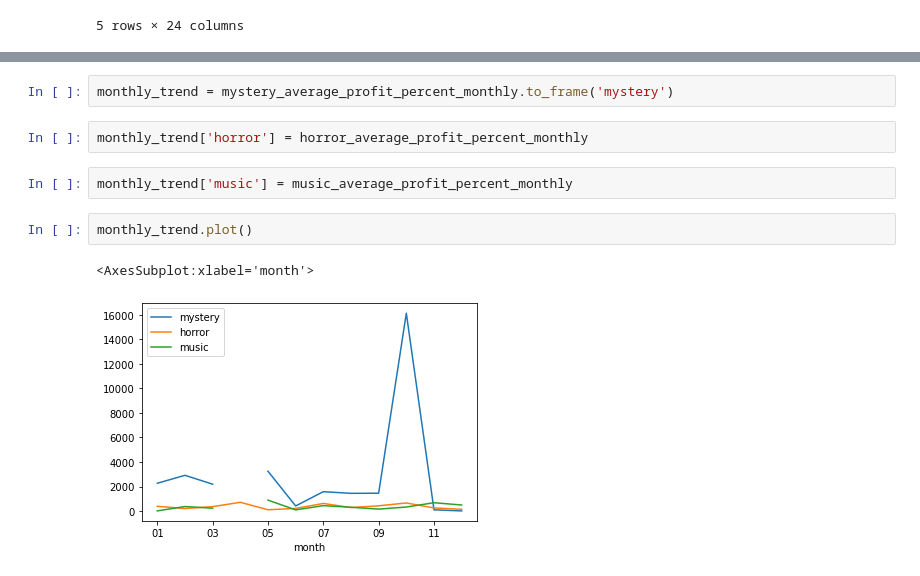
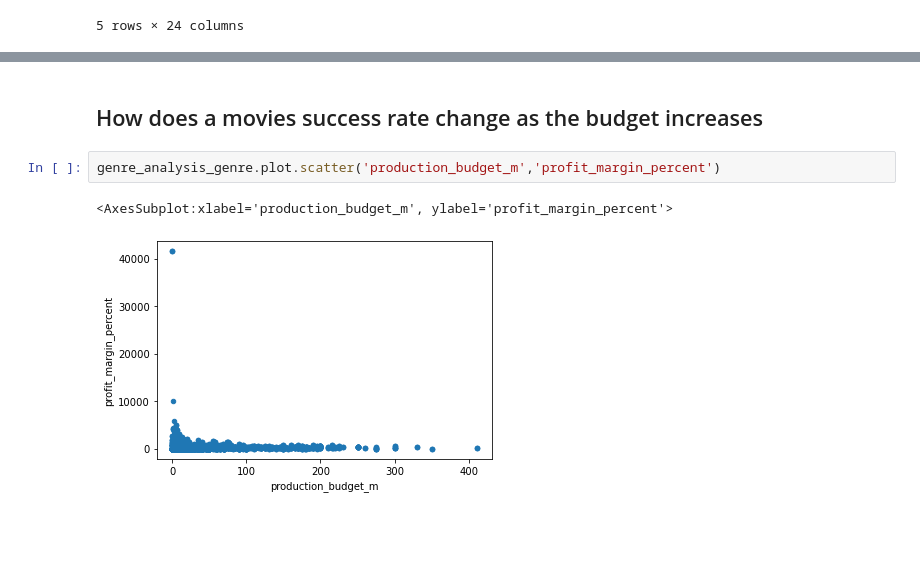
Before and after one commit to FeritYikar/ds-phase1-project, a Jupyter notebook: Cleaning_Folder/Ferit.ipynb, the cells around one changed output, grey strips where cells are left out. Saved outputs shown, nothing was run; the diff lists cells and outputs as text; blank space fills up the shorter version.

```diff
--- a/Cleaning_Folder/Ferit.ipynb
+++ b/Cleaning_Folder/Ferit.ipynb
@@ -537,11 +496,7 @@ mystery_average_profit_percent_monthly.plot()
-# %%
-monthly_trend = mystery_average_profit_percent_monthly.to_frame('mystery')
-# %%
-monthly_trend['horror'] = horror_average_profit_percent_monthly
-# %%
-monthly_trend['music'] = music_average_profit_percent_monthly
-# %%
-monthly_trend.plot()
-# %% [output]
-<AxesSubplot:xlabel='month'>
-[figure, removed]
+# %% [markdown]
+## How does a movies success rate change as the budget increases
+# %%
+genre_analysis_genre.plot.scatter('production_budget_m','profit_margin_percent')
+# %% [output]
+<AxesSubplot:xlabel='production_budget_m', ylabel='profit_margin_percent'>
+[figure, added]
```
Also changed, not shown: parts of 40 cells of this notebook.
